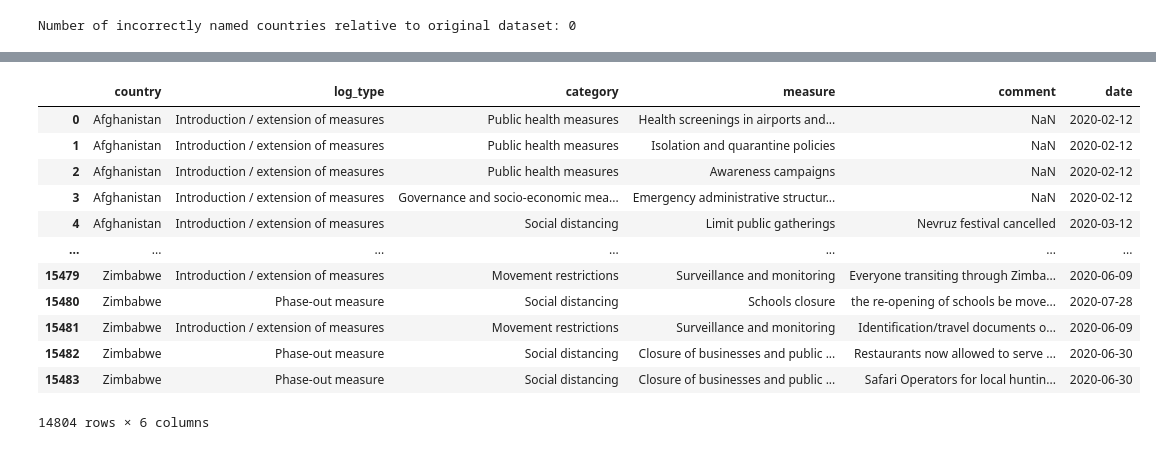
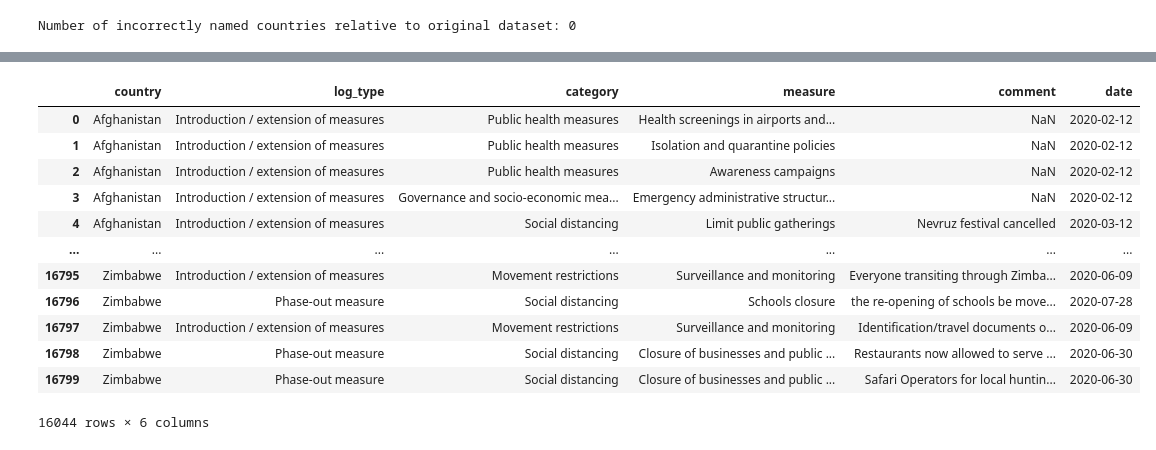
Before and after one commit to com-480-data-visualization/com-480-project-corona-cocos, a Jupyter notebook: Data-generation.ipynb, the cells around one changed output, grey strips where cells are left out. Saved outputs shown, nothing was run; the diff lists cells and outputs as text; code cells hidden in the pictures.

Commit message:
Update data + fix date conversion issue

```diff
--- a/Data-generation.ipynb
+++ b/Data-generation.ipynb
@@ -193,5 +193,5 @@ for key in data_frames.keys():
 # %% [markdown]
 ## Governments measures generation
 # %%
-data_full = pd.read_excel('https://www.acaps.org/sites/acaps/files/resources/files/acaps_covid19_government_measures_dataset_0.xlsx', sheet_name="Database")
+data_full = pd.read_excel('https://www.acaps.org/sites/acaps/files/resources/files/acaps_covid19_government_measures_dataset.xlsx', sheet_name="Database")
 data_full.loc[data_full['DATE_IMPLEMENTED'].isna(), 'DATE_IMPLEMENTED'] = data_full.loc[data_full['DATE_IMPLEMENTED'].isna(), 'ENTRY_DATE']
@@ -238,19 +264,19 @@ Number of incorrectly named countries relative to original dataset: 0
 # %%
 data.columns = ['country', 'log_type', 'category', 'measure', 'comment', 'date']
-data['date'] = pd.to_datetime(data['date']).dt.strftime('%Y-%m-%d')
+data['date'] = data['date'].apply(lambda x: pd.to_datetime(x)).dt.strftime('%Y-%m-%d')
 data.to_csv('generated/governments-measures.csv', index=False)
 data
 # %% [output]
 |  | country | log_type | category | measure | comment | date |
 | 0 | Afghanistan | Introduction / extension of measures | Public health measures | Health screenings in airports and... | NaN | 2020-02-12 |
 | 1 | Afghanistan | Introduction / extension of measures | Public health measures | Isolation and quarantine policies | NaN | 2020-02-12 |
 | 2 | Afghanistan | Introduction / extension of measures | Public health measures | Awareness campaigns | NaN | 2020-02-12 |
 | 3 | Afghanistan | Introduction / extension of measures | Governance and socio-economic mea... | Emergency administrative structur... | NaN | 2020-02-12 |
 | 4 | Afghanistan | Introduction / extension of measures | Social distancing | Limit public gatherings | Nevruz festival cancelled | 2020-03-12 |
 | ... | ... | ... | ... | ... | ... | ... |
-| 15479 | Zimbabwe | Introduction / extension of measures | Movement restrictions | Surveillance and monitoring | Everyone transiting through Zimba... | 2020-06-09 |
-| 15480 | Zimbabwe | Phase-out measure | Social distancing | Schools closure | the re-opening of schools be move... | 2020-07-28 |
-| 15481 | Zimbabwe | Introduction / extension of measures | Movement restrictions | Surveillance and monitoring | Identification/travel documents o... | 2020-06-09 |
-| 15482 | Zimbabwe | Phase-out measure | Social distancing | Closure of businesses and public ... | Restaurants now allowed to serve ... | 2020-06-30 |
-| 15483 | Zimbabwe | Phase-out measure | Social distancing | Closure of businesses and public ... | Safari Operators for local huntin... | 2020-06-30 |
+| 16795 | Zimbabwe | Introduction / extension of measures | Movement restrictions | Surveillance and monitoring | Everyone transiting through Zimba... | 2020-06-09 |
+| 16796 | Zimbabwe | Phase-out measure | Social distancing | Schools closure | the re-opening of schools be move... | 2020-07-28 |
+| 16797 | Zimbabwe | Introduction / extension of measures | Movement restrictions | Surveillance and monitoring | Identification/travel documents o... | 2020-06-09 |
+| 16798 | Zimbabwe | Phase-out measure | Social distancing | Closure of businesses and public ... | Restaurants now allowed to serve ... | 2020-06-30 |
+| 16799 | Zimbabwe | Phase-out measure | Social distancing | Closure of businesses and public ... | Safari Operators for local huntin... | 2020-06-30 |
-14804 rows × 6 columns
+16044 rows × 6 columns
```
Also changed, not shown: parts of 3 cells of this notebook, 7 other files.
